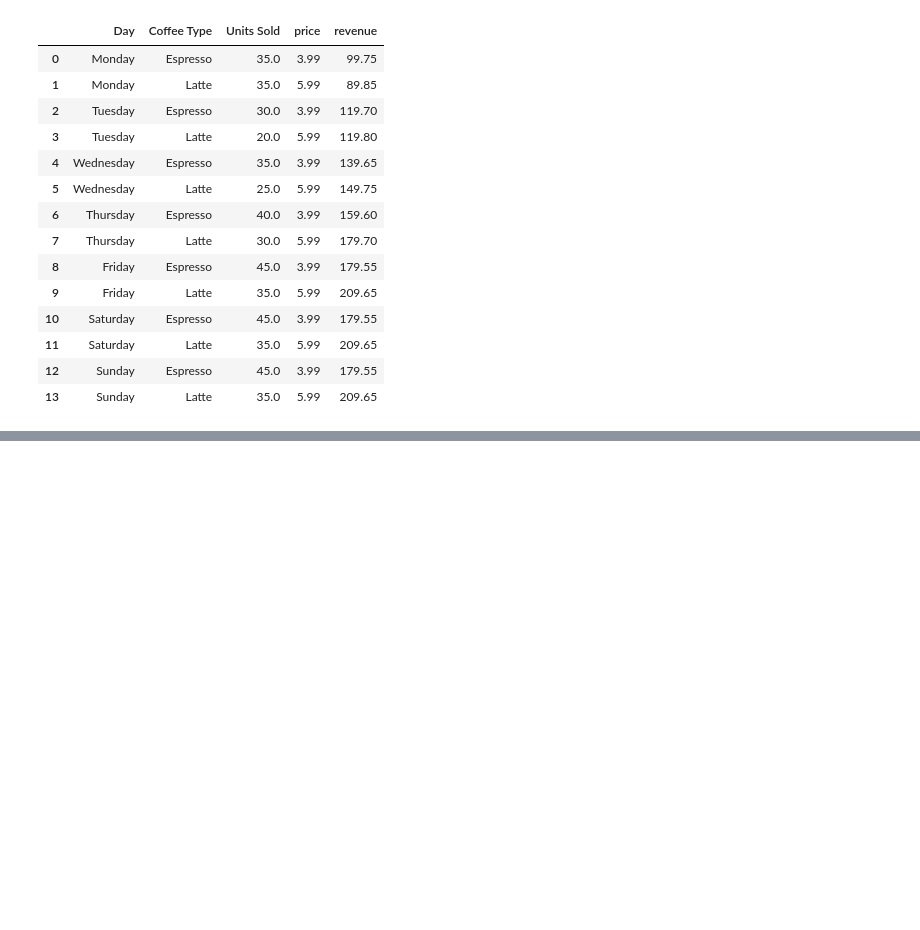
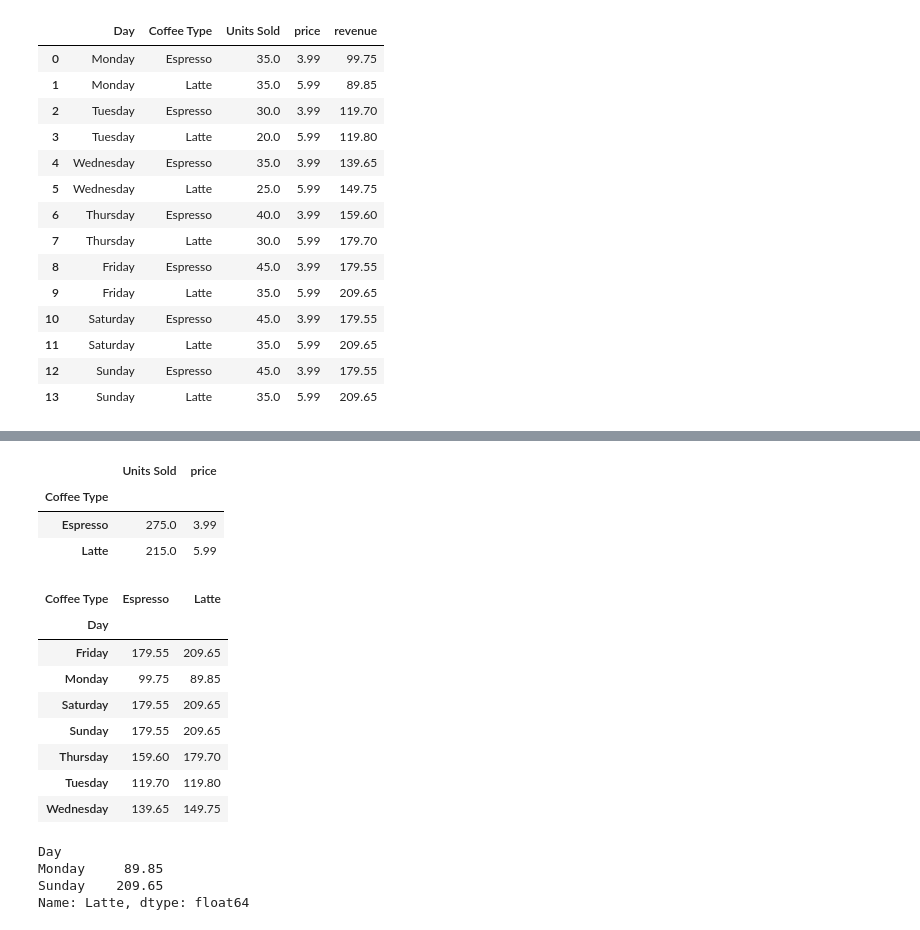
Before and after one commit to AgentXCross/pandasgr12, a Jupyter notebook: full_tutorial.ipynb, the cells around one changed output, grey strips where cells are left out. Saved outputs shown, nothing was run; the diff lists cells and outputs as text; code cells hidden in the pictures; blank space fills up the shorter version.

Commit message:
9: Aggregating and Grouping

```diff
--- a/full_tutorial.ipynb
+++ b/full_tutorial.ipynb
@@ -314,0 +328,30 @@ coffee
+# %%
+coffee
+coffee.groupby(['Coffee Type']).agg({'Units Sold': 'sum', 'price': 'mean'})
+#Grouping by coffee type give data on the units sold and price
+# %% [output]
+|  | Units Sold | price |
+| Coffee Type |  |  |
+| Espresso | 275.0 | 3.99 |
+| Latte | 215.0 | 5.99 |
+# %%
+pivot = coffee.pivot(columns = 'Coffee Type', index = 'Day', values = 'revenue')
+pivot
+#pivot reorganizes the data based on column values
+# %% [output]
+| Coffee Type | Espresso | Latte |
+| Day |  |  |
+| Friday | 179.55 | 209.65 |
+| Monday | 99.75 | 89.85 |
+| Saturday | 179.55 | 209.65 |
+| Sunday | 179.55 | 209.65 |
+| Thursday | 159.60 | 179.70 |
+| Tuesday | 119.70 | 119.80 |
+| Wednesday | 139.65 | 149.75 |
+# %%
+pivot.loc[['Monday', 'Sunday'], 'Latte']
+# %% [output]
+Day
+Monday     89.85
+Sunday    209.65
+Name: Latte, dtype: float64
```
Also changed, not shown: parts of 3 cells of this notebook.
